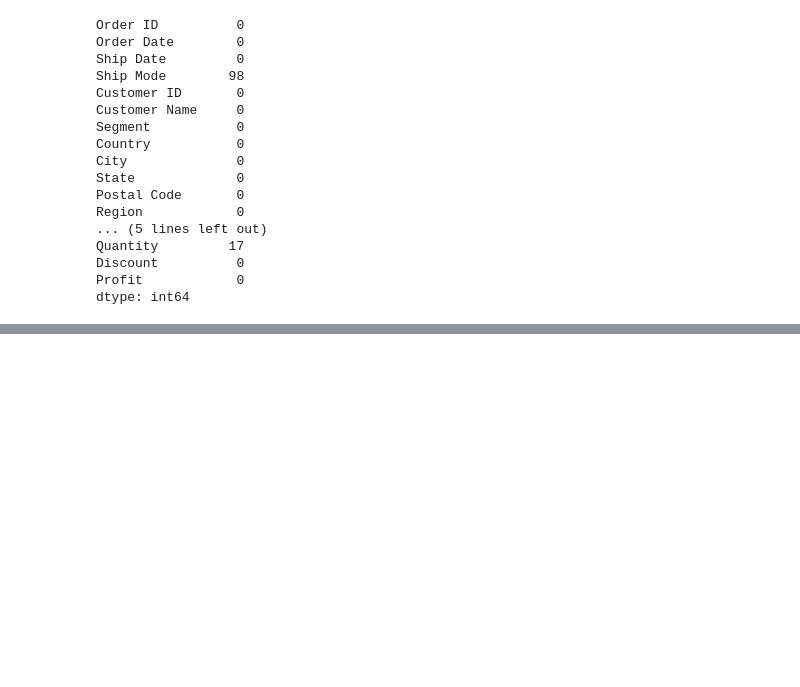
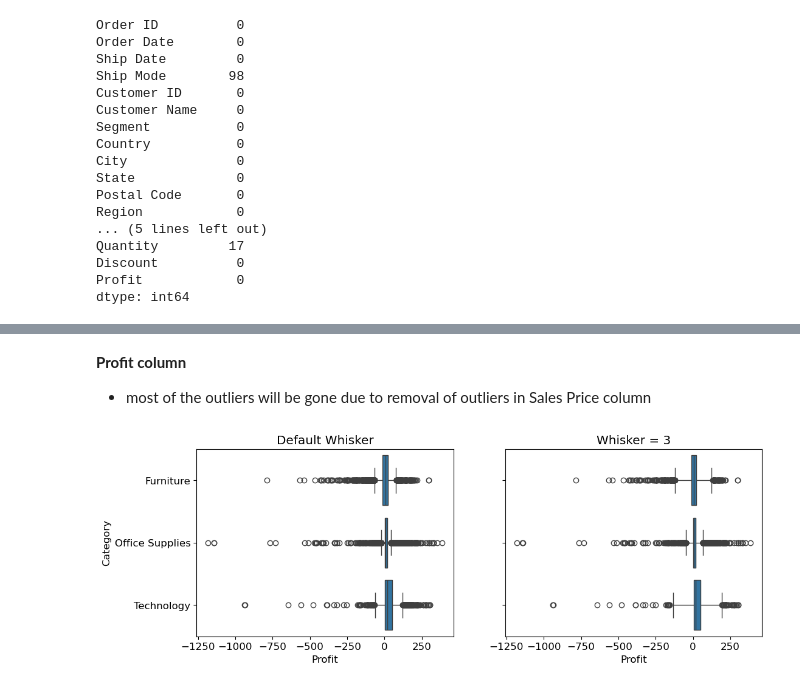
Before and after one commit to Sahilbisht12/Superstore_Dataset_EDA, a Jupyter notebook: Supersotre_dataset.ipynb, the cells around one changed output, grey strips where cells are left out. Drawn from its saved outputs; the diff is of its cells as text; code cells hidden in the pictures; blank space fills up the shorter version.

```diff
--- a/Supersotre_dataset.ipynb
+++ b/Supersotre_dataset.ipynb
@@ -576,0 +1193,12 @@ dtype: int64
+# %% [markdown]
+**Profit column**
+ *  most of the outliers will be gone due to removal of outliers in Sales Price column
+# %%
+fig, axs = plt.subplots(1,2, sharey=True, figsize = (12,4))
+sns.boxplot(data=data, x='Profit' , y='Category', ax=axs[0])
+sns.boxplot(data=data, x='Profit' , y= 'Category', whis=3, ax=axs[1])
+axs[0].set_title("Default Whisker")
+axs[1].set_title("Whisker = 3")
+plt.show()
+# %% [output]
+[figure, added]
```
Also changed, not shown: parts of 48 cells of this notebook, 3 other files.
